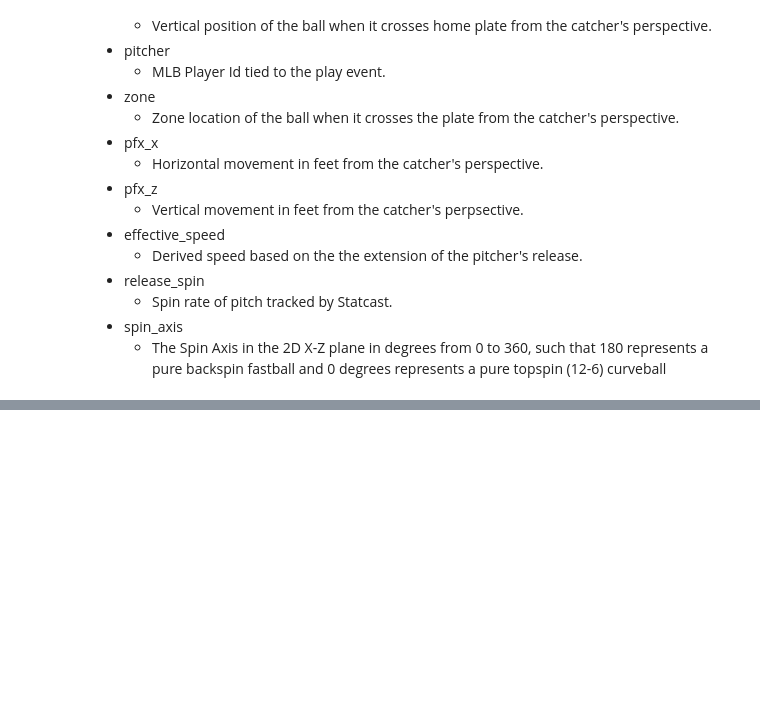
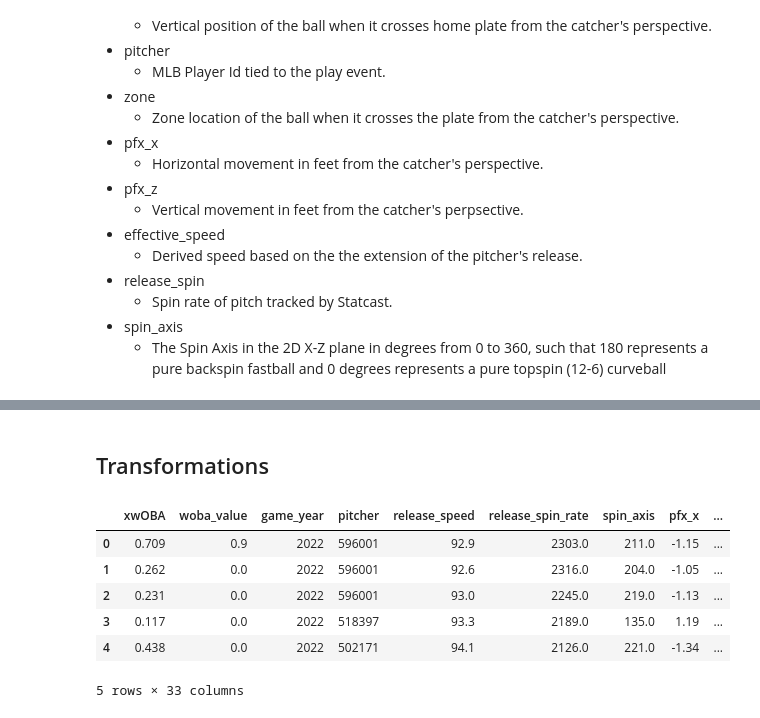
Before and after one commit to trpubz/DBacksAnalysis, a Jupyter notebook: 3Data Preparation/DataPrep.ipynb, the cells around one changed output, grey strips where cells are left out. Cells and saved outputs as stored; diff of their text form; code cells hidden in the pictures; blank space fills up the shorter version.

Commit message:
started transformations

```diff
--- a/3Data Preparation/DataPrep.ipynb
+++ b/3Data Preparation/DataPrep.ipynb
@@ -67,3 +96,17 @@ new data-set shape after to filtering for proper metrics: (865, 12)
+# %% [markdown]
+## Transformations
+# %%
+marte_vs_trx = pd.get_dummies(data=marte_vs, columns=['pitch_type', 'zone'])
+marte_vs_trx = pd.get_dummies(data=marte_vs_trx, columns=['p_throws'], drop_first=True)
+marte_vs_trx.head()
+# %% [output]
+|  | xwOBA | woba_value | game_year | pitcher | release_speed | release_spin_rate | spin_axis | pfx_x | ... |
+| 0 | 0.709 | 0.9 | 2022 | 596001 | 92.9 | 2303.0 | 211.0 | -1.15 | ... |
+| 1 | 0.262 | 0.0 | 2022 | 596001 | 92.6 | 2316.0 | 204.0 | -1.05 | ... |
+| 2 | 0.231 | 0.0 | 2022 | 596001 | 93.0 | 2245.0 | 219.0 | -1.13 | ... |
+| 3 | 0.117 | 0.0 | 2022 | 518397 | 93.3 | 2189.0 | 135.0 | 1.19 | ... |
+| 4 | 0.438 | 0.0 | 2022 | 502171 | 94.1 | 2126.0 | 221.0 | -1.34 | ... |
+5 rows × 33 columns
 # %%
 from sklearn.model_selection import train_test_split
 
```
Also changed, not shown: parts of 4 cells of this notebook.
